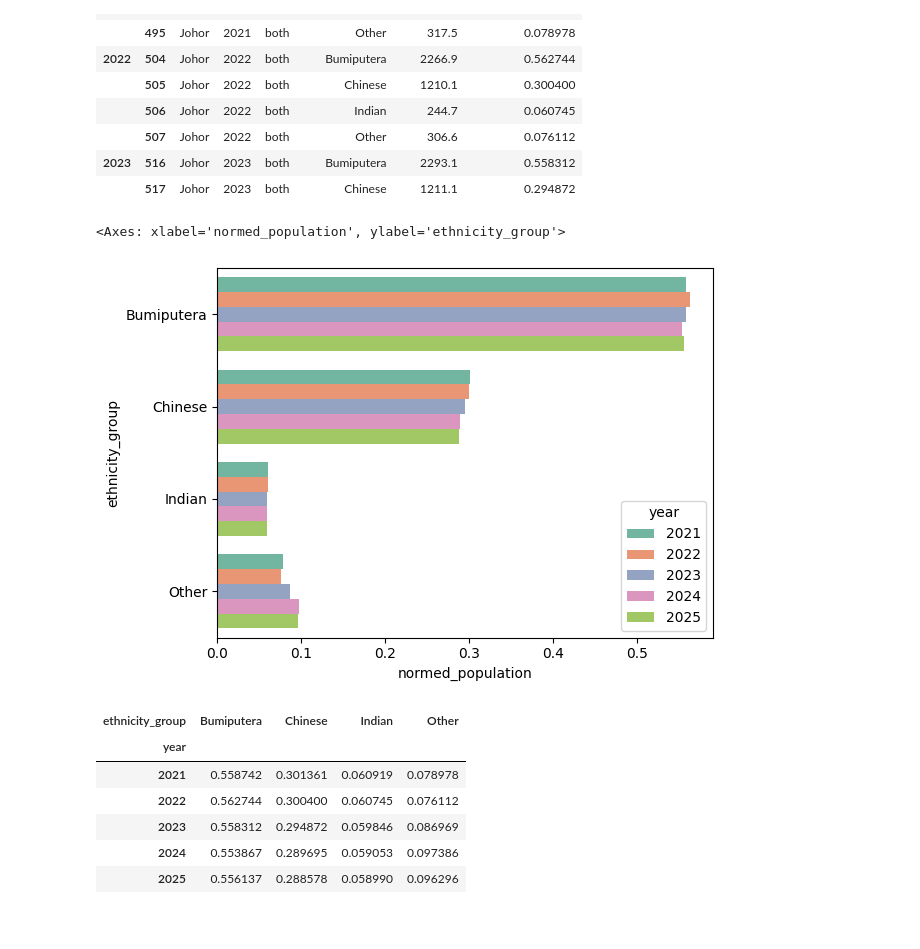
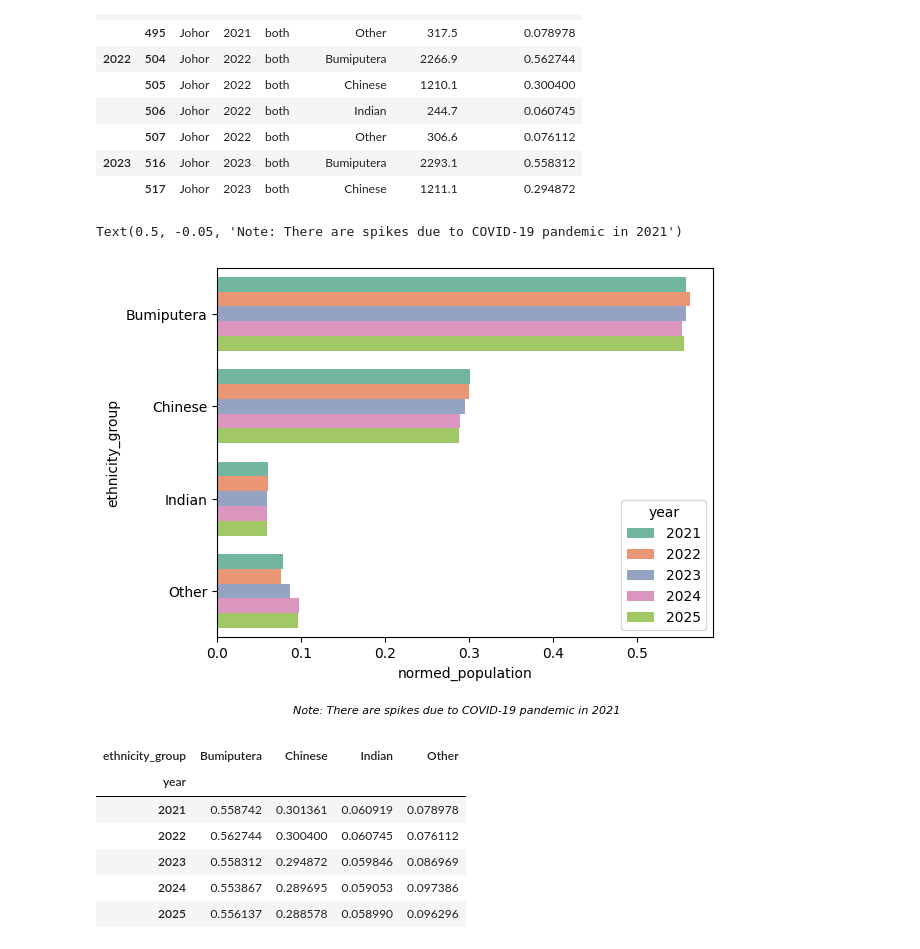
Before and after one commit to JSik01/population_malaysia_data_analysis, a Jupyter notebook: population_by_ethnicity.ipynb, the cells around one changed output. Saved outputs shown, nothing was run; the diff lists cells and outputs as text; code cells hidden in the pictures.

Commit message:
Population growth by ethnicity and gender in a single plot; Modified ethnicity and README files to account for spikes

```diff
--- a/population_by_ethnicity.ipynb
+++ b/population_by_ethnicity.ipynb
@@ -183,9 +195,14 @@ twenty_one_afterwards.head(10)
 # %%
 sns.barplot(x = "normed_population", y = "ethnicity_group", hue="year",
             data = twenty_one_afterwards, palette='Set2')
+plt.figtext(
+    0.5, -0.05,
+    "Note: There are spikes due to COVID-19 pandemic in 2021",
+    wrap=True, ha='center', fontsize=8, style='italic'
+)
 # %% [output]
-<Axes: xlabel='normed_population', ylabel='ethnicity_group'>
+Text(0.5, -0.05, 'Note: There are spikes due to COVID-19 pandemic in 2021')
-[figure, old version]
+[figure, new version]
 # %%
 twenty_one_afterwards = twenty_one_afterwards.reset_index(drop=True)
 df_unstacked = twenty_one_afterwards.set_index(["year", "ethnicity_group"]
```
Also changed, not shown: parts of 6 cells of this notebook, 3 other files.
